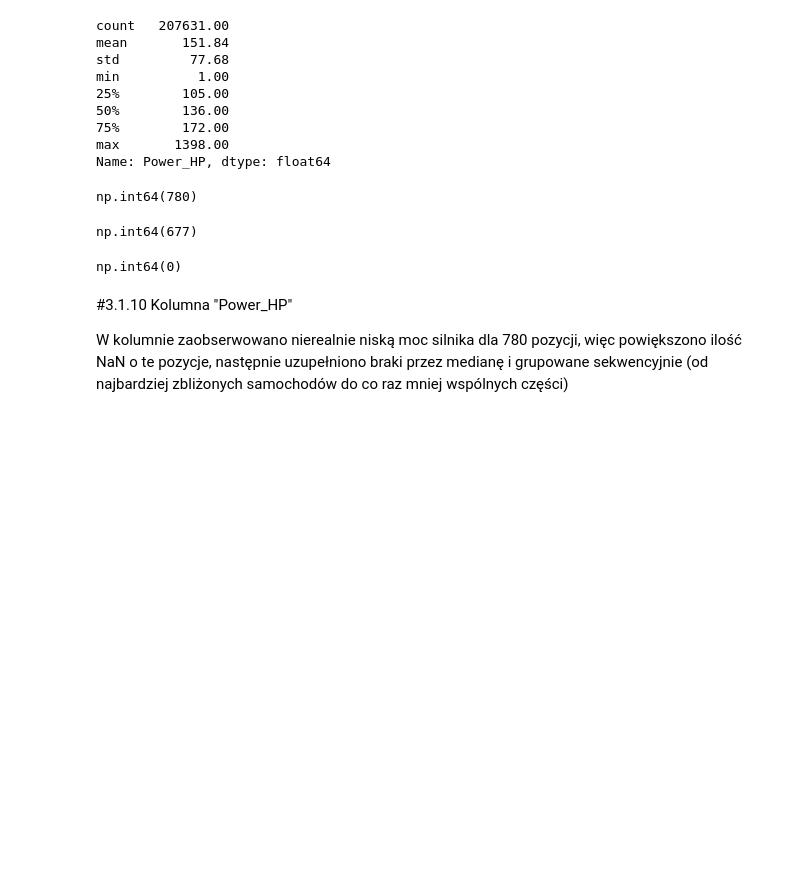
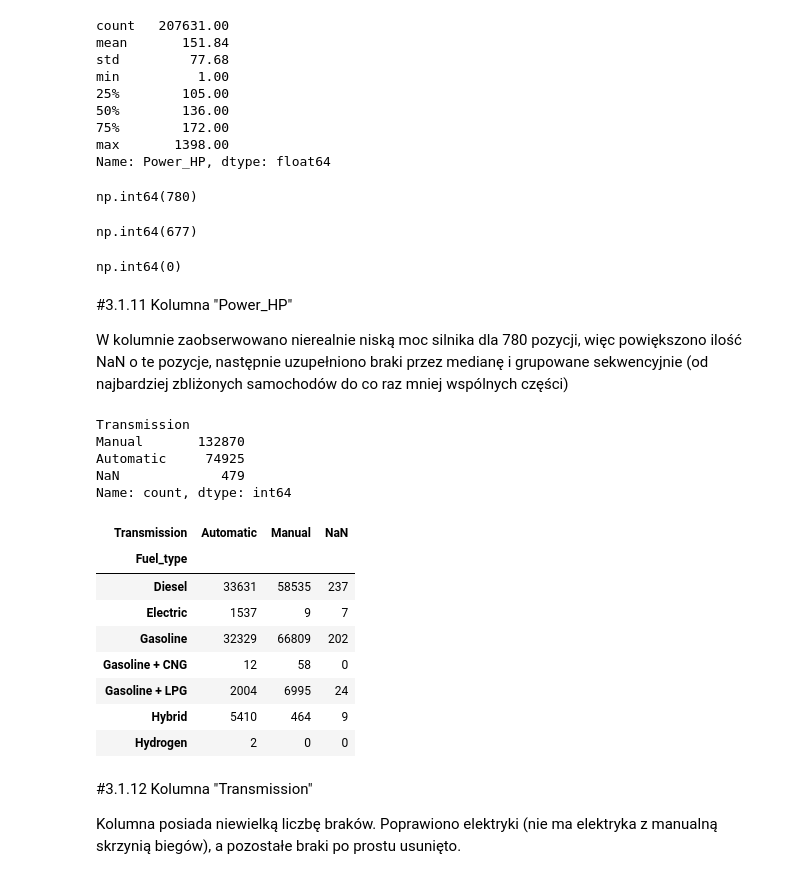
Before and after one commit to s24118-ui/SUML, a Jupyter notebook: SUML_Projekt.ipynb, the cells around one changed output. Cells and saved outputs as stored; diff of their text form; code cells hidden in the pictures; blank space fills up the shorter version.

Commit message:
poprawilem kolumne Transmission. Kilka elektyrkow mialo blednie okreslona skrzynie reczna, pozostale braki po prostu usunalem ze wzgledu na mala ilosc brakow

```diff
--- a/SUML_Projekt.ipynb
+++ b/SUML_Projekt.ipynb
@@ -894,6 +877,30 @@ data['Power_HP'].isna().sum()
 # %% [output]
 np.int64(0)
 # %% [markdown]
-#3.1.10 Kolumna "Power_HP"
+#3.1.11 Kolumna "Power_HP"
 
 W kolumnie zaobserwowano nierealnie niską moc silnika dla 780 pozycji, więc powiększono ilość NaN o te pozycje, następnie uzupełniono braki przez medianę i grupowane sekwencyjnie (od najbardziej zbliżonych samochodów do co raz mniej wspólnych części)
+# %%
+data['Transmission'].value_counts(dropna=False)
+# %% [output]
+Transmission
+Manual       132870
+Automatic     74925
+NaN             479
+Name: count, dtype: int64
+# %%
+pd.crosstab(
+    data['Fuel_type'],
+    data['Transmission'],
+    dropna=False
+)
+# %% [output]
+| Transmission | Automatic | Manual | NaN |
+| Fuel_type |  |  |  |
+| Diesel | 33631 | 58535 | 237 |
+| Electric | 1537 | 9 | 7 |
+| Gasoline | 32329 | 66809 | 202 |
+| Gasoline + CNG | 12 | 58 | 0 |
+| Gasoline + LPG | 2004 | 6995 | 24 |
+| Hybrid | 5410 | 464 | 9 |
+| Hydrogen | 2 | 0 | 0 |
@@ -899,0 +914,4 @@ W kolumnie zaobserwowano nierealnie niską moc silnika dla 780 pozycji, więc po
+# %% [markdown]
+#3.1.12 Kolumna "Transmission"
+
+Kolumna posiada niewielką liczbę braków. Poprawiono elektryki (nie ma elektryka z manualną skrzynią biegów), a pozostałe braki po prostu usunięto.
```
Also changed, not shown: parts of 3 cells of this notebook.
